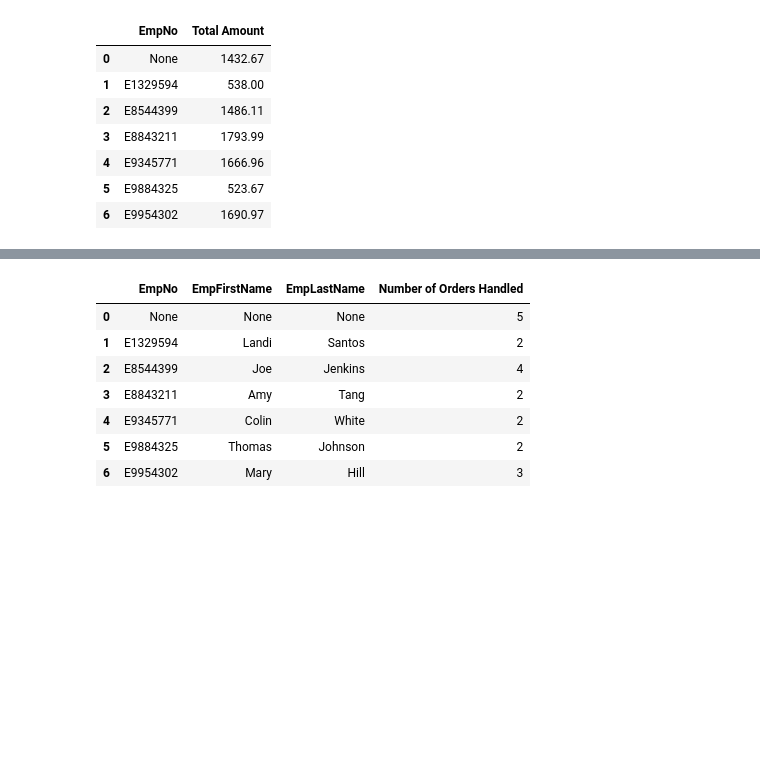
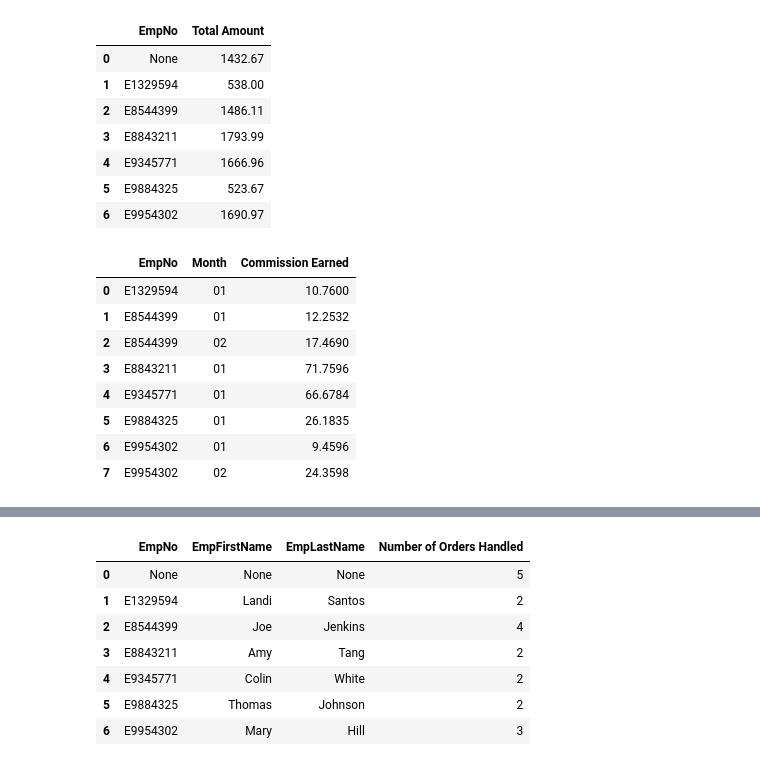
Before and after one commit to ogut77/BA, a Jupyter notebook: Homework3.ipynb, the cells around one changed output, grey strips where cells are left out. Drawn from its saved outputs; the diff is of its cells as text; code cells hidden in the pictures; blank space fills up the shorter version.

```diff
--- a/Homework3.ipynb
+++ b/Homework3.ipynb
@@ -185,5 +178,26 @@ Q10
 | 4 | E9345771 | 1666.96 |
 | 5 | E9884325 | 523.67 |
 | 6 | E9954302 | 1690.97 |
+# %%
+#10-List the total commission earned by each employee in each month of 2017.
+txt='''Select OrderTbl.EmpNo, strftime('%m', date(OrdDate)) As Month, Sum (ProdPrice*Qty*EmpCommRate) As 'Commission Earned'
+From OrderTbl inner join Employee on OrderTbl.EmpNo=Employee.EmpNo join OrdLine on OrderTbl.OrdNo=OrdLine.OrdNo
+join Product on Product.ProdNo=OrdLine.ProdNo
+Where strftime('%Y', date(OrdDate))='2017'
+group by OrderTbl.EmpNo,strftime('%m', date(OrdDate))
+
+'''
+Q10 =  psql.sqldf(txt)
+Q10
+# %% [output]
+|  | EmpNo | Month | Commission Earned |
+| 0 | E1329594 | 01 | 10.7600 |
+| 1 | E8544399 | 01 | 12.2532 |
+| 2 | E8544399 | 02 | 17.4690 |
+| 3 | E8843211 | 01 | 71.7596 |
+| 4 | E9345771 | 01 | 66.6784 |
+| 5 | E9884325 | 01 | 26.1835 |
+| 6 | E9954302 | 01 | 9.4596 |
+| 7 | E9954302 | 02 | 24.3598 |
 # %%
 #11-List the customer first and last name and order number and employee first name and last name
```
Also changed, not shown: parts of 6 cells of this notebook.
